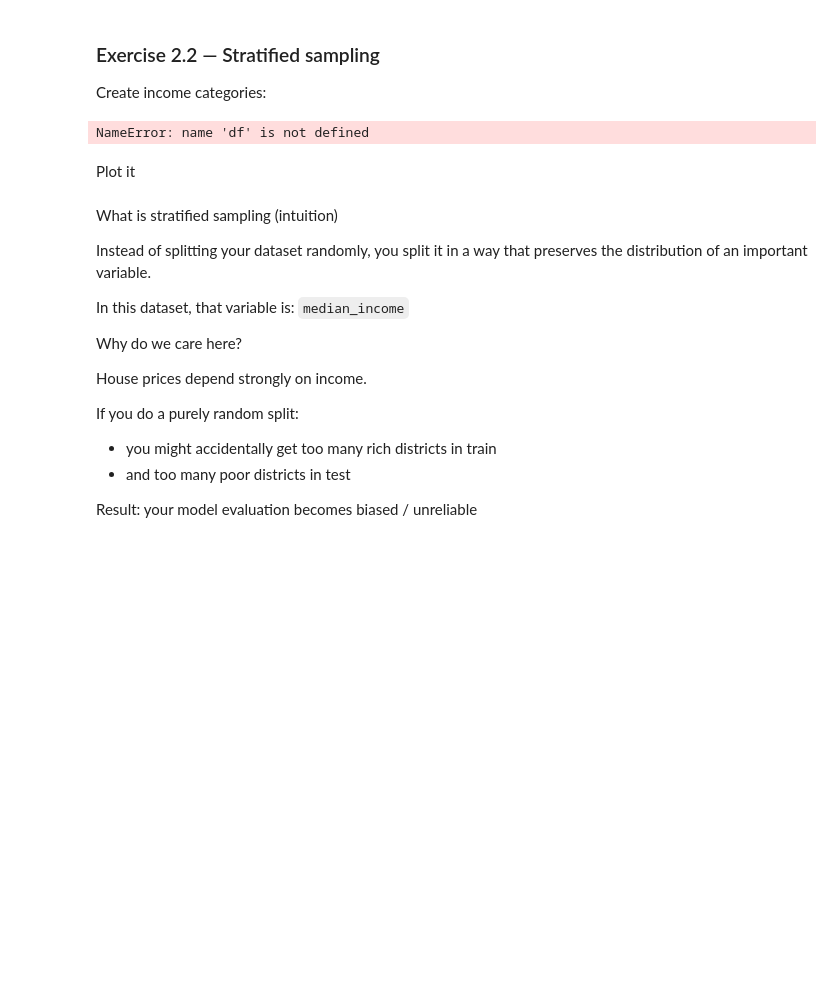
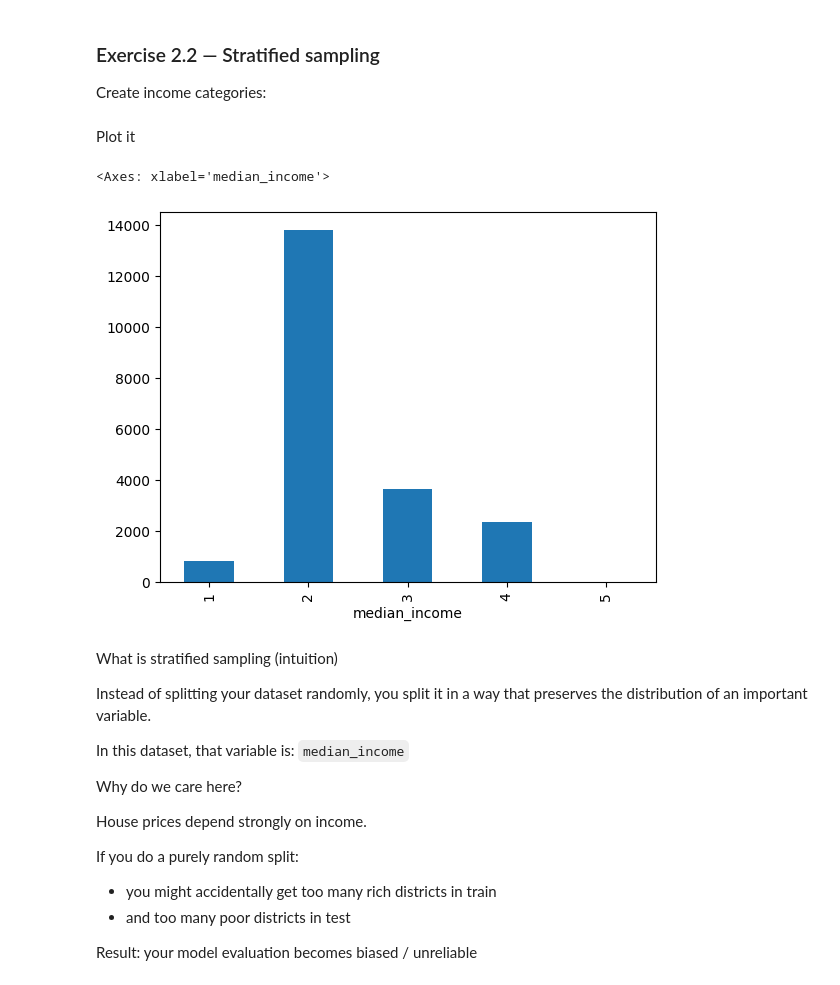
Before and after one commit to ValeriiaLoboda/project, a Jupyter notebook: 5-housing-exercise-empty.ipynb, the cells around one changed output. Saved outputs shown, nothing was run; the diff lists cells and outputs as text; code cells hidden in the pictures; blank space fills up the shorter version.

```diff
--- a/5-housing-exercise-empty.ipynb
+++ b/5-housing-exercise-empty.ipynb
@@ -268,11 +211,3 @@ Why do we split the dataset?
 ### Exercise 2.2 — Stratified sampling
 
 Create income categories:
-# %%
-data = {'word': [], 'median_income': []
-}
-df = pd.DataFrame(data)
-
-sample = df.groupby("median_income", group_keys=False).apply(lambda x: x.sample(frac=0.5))
-# %% [output]
-NameError: name 'df' is not defined
@@ -279,5 +217,10 @@ NameError: name 'df' is not defined
 # %% [markdown]
 Plot it
+# %%
+housing_df["median_income"].value_counts().sort_index().plot(kind="bar")
+# %% [output]
+<Axes: xlabel='median_income'>
+[figure, added]
 # %% [markdown]
 What is stratified sampling (intuition)
 
```
Also changed, not shown: parts of 18 cells of this notebook.
